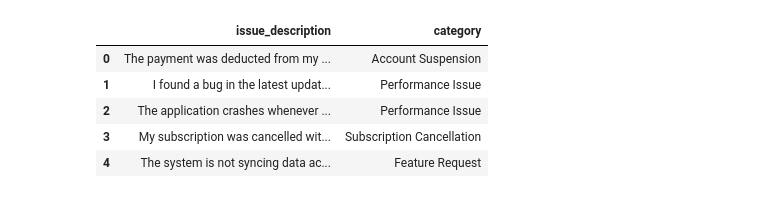
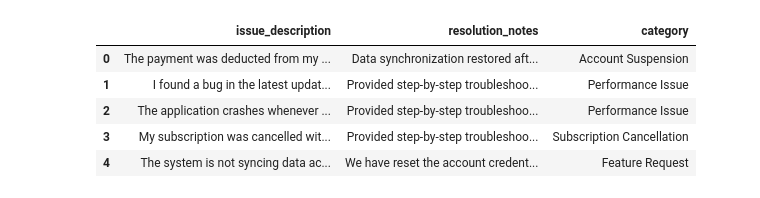
Before and after one commit to Azwraithz/Coderhouse-DataScience-C77805, a Jupyter notebook: DataScienceII-C77805-Morales_Luis.ipynb, the cells around one changed output. Cells and saved outputs as stored; diff of their text form; code cells hidden in the pictures.

```diff
--- a/DataScienceII-C77805-Morales_Luis.ipynb
+++ b/DataScienceII-C77805-Morales_Luis.ipynb
@@ -65,8 +93,0 @@ sns.set_theme(style="whitegrid")
-# %%
-# Carga del dataset
-df = pd.read_csv('customer_support_tickets.csv')
-
-# Verificación de registros
-print(f"Total de registros: {len(df)}")
-print(f"Dimensiones del dataset: {df.shape}")
-print(f"Columnas disponibles: {df.columns}")
@@ -100,0 +94,12 @@ Name: proportion, dtype: float64
+# %%
+# Ruta del archivo o nombre
+file_path = 'customer_support_tickets.csv'
+
+try:
+    df = pd.read_csv(file_path)
+    df.columns = df.columns.str.strip()
+
+    print(f"✅ ¡Dataset cargado!")
+
+except FileNotFoundError:
+    print(f"❌ Error: No se encontró el archivo '{file_path}'.")
@@ -100,0 +164,19 @@ Name: proportion, dtype: float64
+# %%
+# ==============================================================================
+# VERIFICACIÓN DE INTEGRIDAD
+# ==============================================================================
+
+# 1. Detección de Valores Nulos
+null_count = df[['issue_description', 'resolution_notes', 'category']].isnull().sum()
+
+# 2. Detección de Duplicados
+# Nota: En texto es común tener duplicados, pero es importante saber cuántos son.
+duplicate_count = df.duplicated(subset=['issue_description', 'resolution_notes', 'category']).sum()
+
+print(f"--- Reporte de Integridad ---")
+print(f"Valores Nulos:\n{null_count}\n")
+print(f"Registros Duplicados Totales: {duplicate_count}")
+print(f"Porcentaje de Duplicados: {(duplicate_count/len(df)*100):.2f}%")
+
+# 3. Limpieza preventiva (si hubiera nulos)
+df.dropna(subset=['issue_description', 'category'], inplace=True)
@@ -101,16 +214,16 @@ Name: proportion, dtype: float64
 # %%
 # Selección de las columnas para el NLP
 # En este dataset, 'Ticket Description' es nuestro texto y 'Ticket Type'
-df_nlp = df[['issue_description', 'category']].copy()
+df_nlp = df[['issue_description', 'resolution_notes', 'category']].copy()
 
 # Eliminar nulos si los hubiera
 df_nlp.dropna(inplace=True)
 
 df_nlp.head()
 # %% [output]
-|  | issue_description | category |
-| 0 | The payment was deducted from my ... | Account Suspension |
-| 1 | I found a bug in the latest updat... | Performance Issue |
-| 2 | The application crashes whenever ... | Performance Issue |
-| 3 | My subscription was cancelled wit... | Subscription Cancellation |
-| 4 | The system is not syncing data ac... | Feature Request |
+|  | issue_description | resolution_notes | category |
+| 0 | The payment was deducted from my ... | Data synchronization restored aft... | Account Suspension |
+| 1 | I found a bug in the latest updat... | Provided step-by-step troubleshoo... | Performance Issue |
+| 2 | The application crashes whenever ... | Provided step-by-step troubleshoo... | Performance Issue |
+| 3 | My subscription was cancelled wit... | Provided step-by-step troubleshoo... | Subscription Cancellation |
+| 4 | The system is not syncing data ac... | We have reset the account credent... | Feature Request |
```
Also changed, not shown: parts of 25 cells of this notebook, 1 other file.
